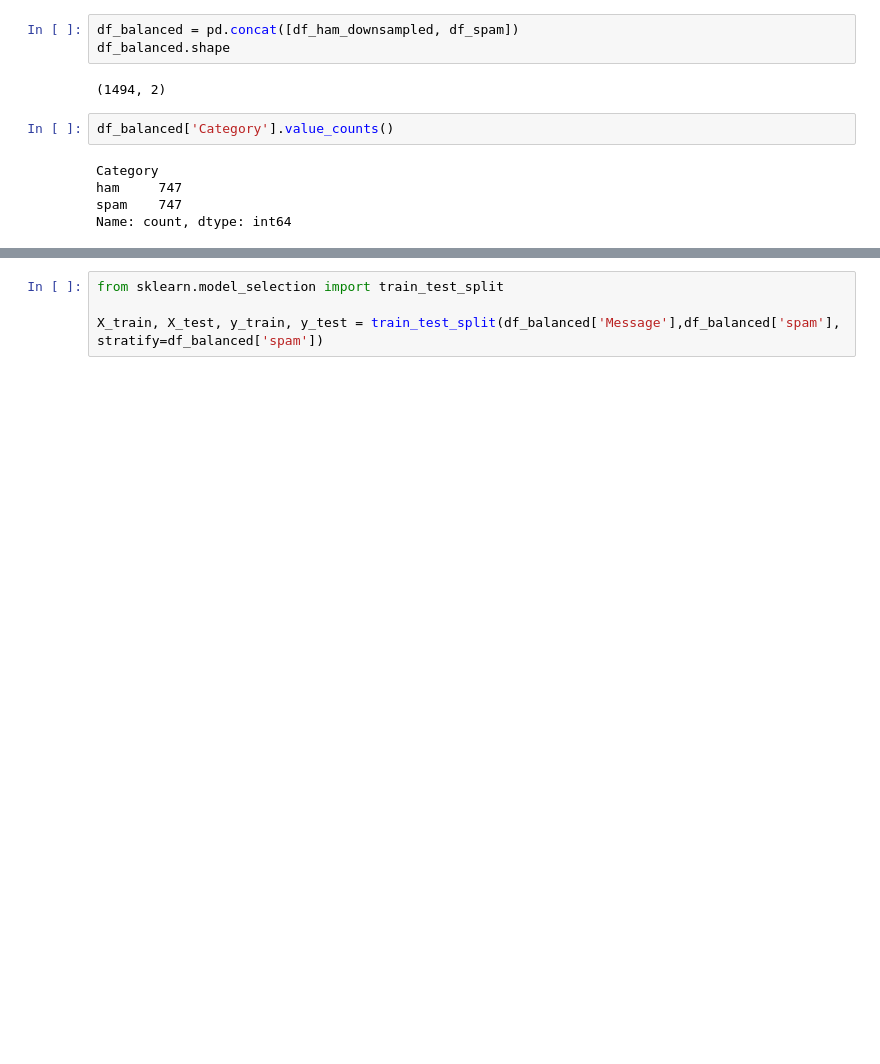
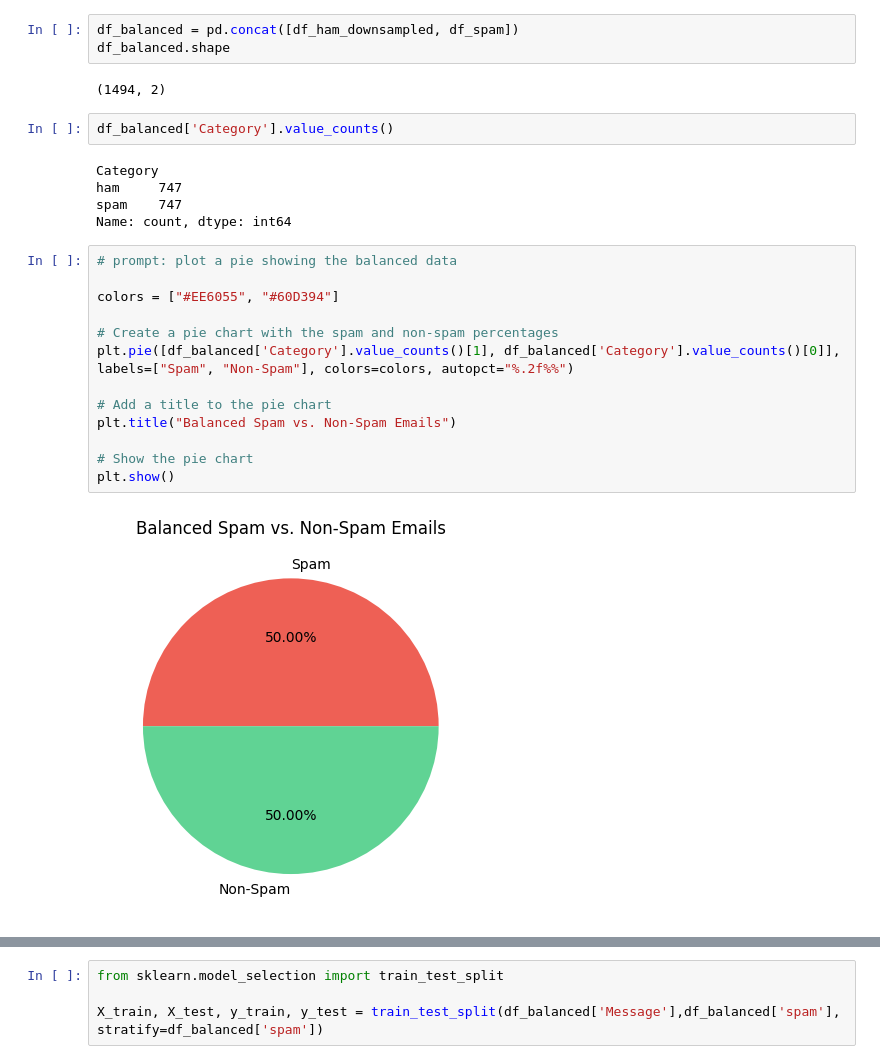
Before and after one commit to hugohiraoka/Spam_Email_Classification_Using_BERT, a Jupyter notebook: Classifying_Email_SPAM_using_BERT.ipynb, the cells around one changed output, grey strips where cells are left out. Cells and saved outputs as stored; diff of their text form; blank space fills up the shorter version.

```diff
--- a/Classifying_Email_SPAM_using_BERT.ipynb
+++ b/Classifying_Email_SPAM_using_BERT.ipynb
@@ -162,6 +177,21 @@ Category
 ham     747
 spam    747
 Name: count, dtype: int64
+# %%
+# prompt: plot a pie showing the balanced data
+
+colors = ["#EE6055", "#60D394"]
+
+# Create a pie chart with the spam and non-spam percentages
+plt.pie([df_balanced['Category'].value_counts()[1], df_balanced['Category'].value_counts()[0]], labels=["Spam", "Non-Spam"], colors=colors, autopct="%.2f%%")
+
+# Add a title to the pie chart
+plt.title("Balanced Spam vs. Non-Spam Emails")
+
+# Show the pie chart
+plt.show()
+# %% [output]
+[figure, added]
 # %%
 df_balanced['spam']=df_balanced['Category'].apply(lambda x: 1 if x=='spam' else 0)
 df_balanced.sample(10)
```
Also changed, not shown: parts of 46 cells of this notebook.
